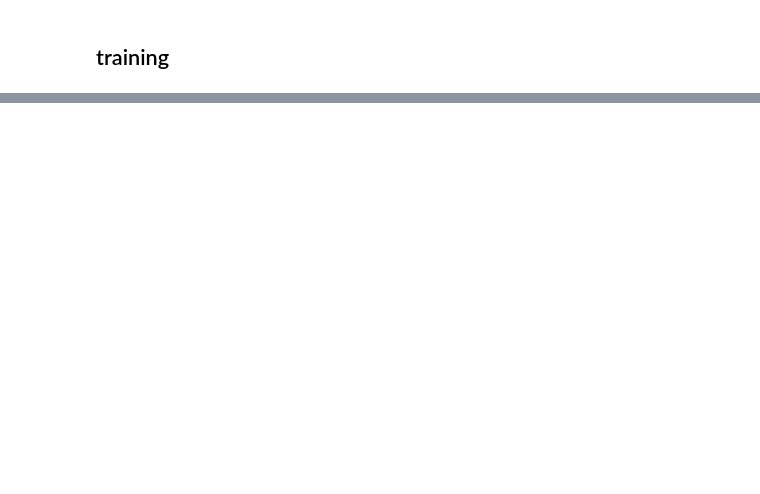
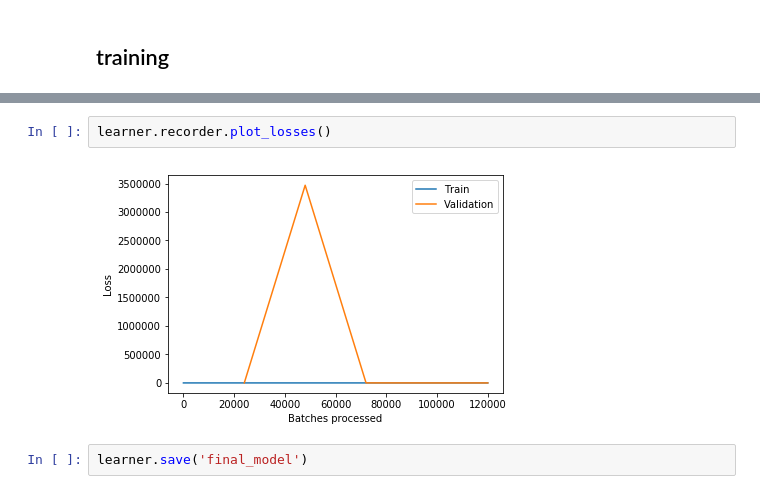
Before and after one commit to webdizz/upass.ai, a Jupyter notebook: siamese-training.ipynb, the cells around one changed output, grey strips where cells are left out. Cells and saved outputs as stored; diff of their text form; blank space fills up the shorter version.

```diff
--- a/siamese-training.ipynb
+++ b/siamese-training.ipynb
@@ -87,0 +108,6 @@ KeyboardInterrupt:
+# %%
+learner.recorder.plot_losses()
+# %% [output]
+[figure, added]
+# %%
+learner.save('final_model')
```
Also changed, not shown: parts of 14 cells of this notebook.
